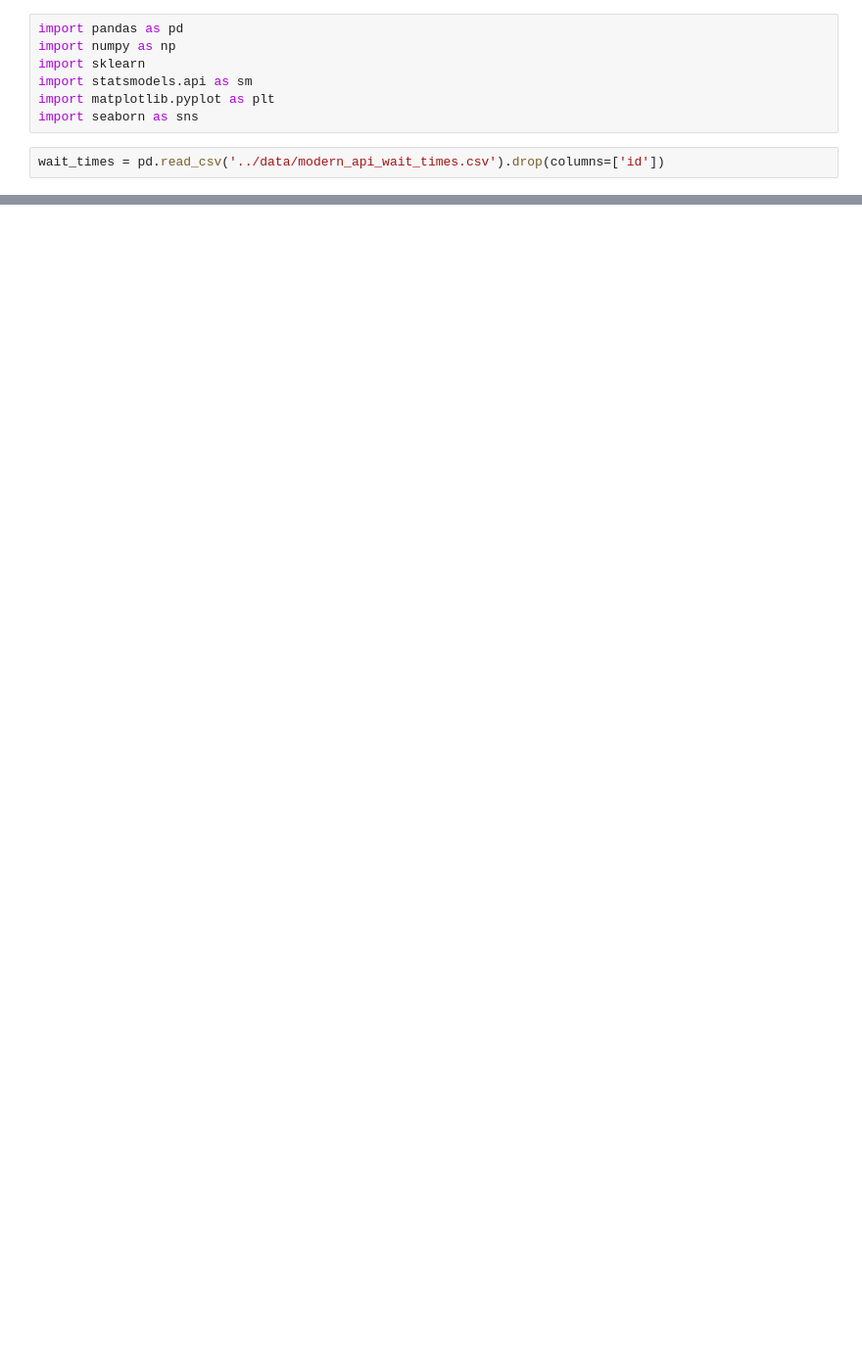
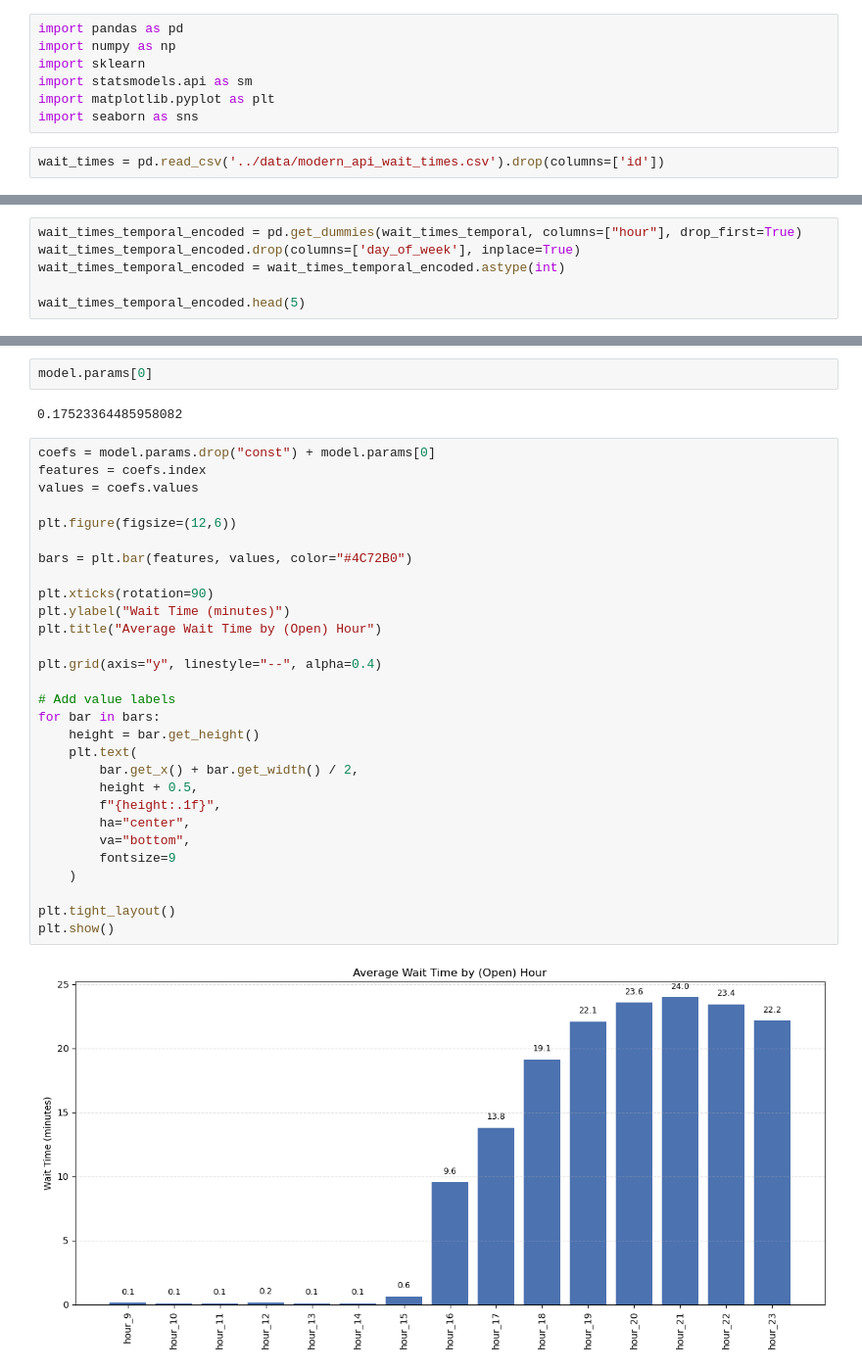
Before and after one commit to Nolancchu/DSC190-Waittime-API-database, a Jupyter notebook: analysis/modern_data_eda.ipynb, the cells around one changed output, grey strips where cells are left out. Shown: that part at 98% size. Saved outputs shown, nothing was run; the diff lists cells and outputs as text; blank space fills up the shorter version.

```diff
--- a/analysis/modern_data_eda.ipynb
+++ b/analysis/modern_data_eda.ipynb
@@ -136,0 +188,6 @@ plt.show()
+# %%
+wait_times_temporal_encoded = pd.get_dummies(wait_times_temporal, columns=["hour"], drop_first=True)
+wait_times_temporal_encoded.drop(columns=['day_of_week'], inplace=True)
+wait_times_temporal_encoded = wait_times_temporal_encoded.astype(int)
+
+wait_times_temporal_encoded.head(5)
@@ -136,0 +227,35 @@ plt.show()
+# %%
+model.params[0]
+# %% [output]
+0.17523364485958082
+# %%
+coefs = model.params.drop("const") + model.params[0]
+features = coefs.index
+values = coefs.values
+
+plt.figure(figsize=(12,6))
+
+bars = plt.bar(features, values, color="#4C72B0")
+
+plt.xticks(rotation=90)
+plt.ylabel("Wait Time (minutes)")
+plt.title("Average Wait Time by (Open) Hour")
+
+plt.grid(axis="y", linestyle="--", alpha=0.4)
+
+# Add value labels
+for bar in bars:
+    height = bar.get_height()
+    plt.text(
+        bar.get_x() + bar.get_width() / 2,
+        height + 0.5,
+        f"{height:.1f}",
+        ha="center",
+        va="bottom",
+        fontsize=9
+    )
+
+plt.tight_layout()
+plt.show()
+# %% [output]
+[figure, added]
```
Also changed, not shown: parts of 10 cells of this notebook, 3 other files.
